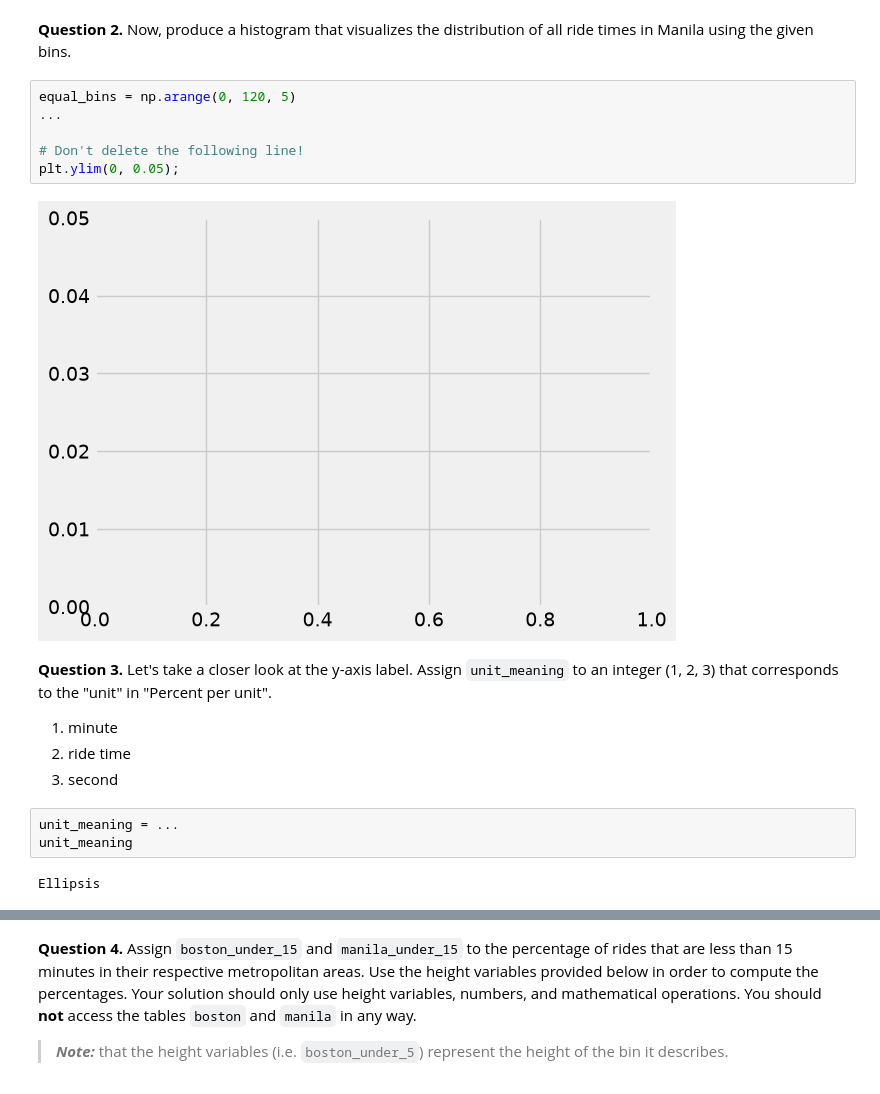
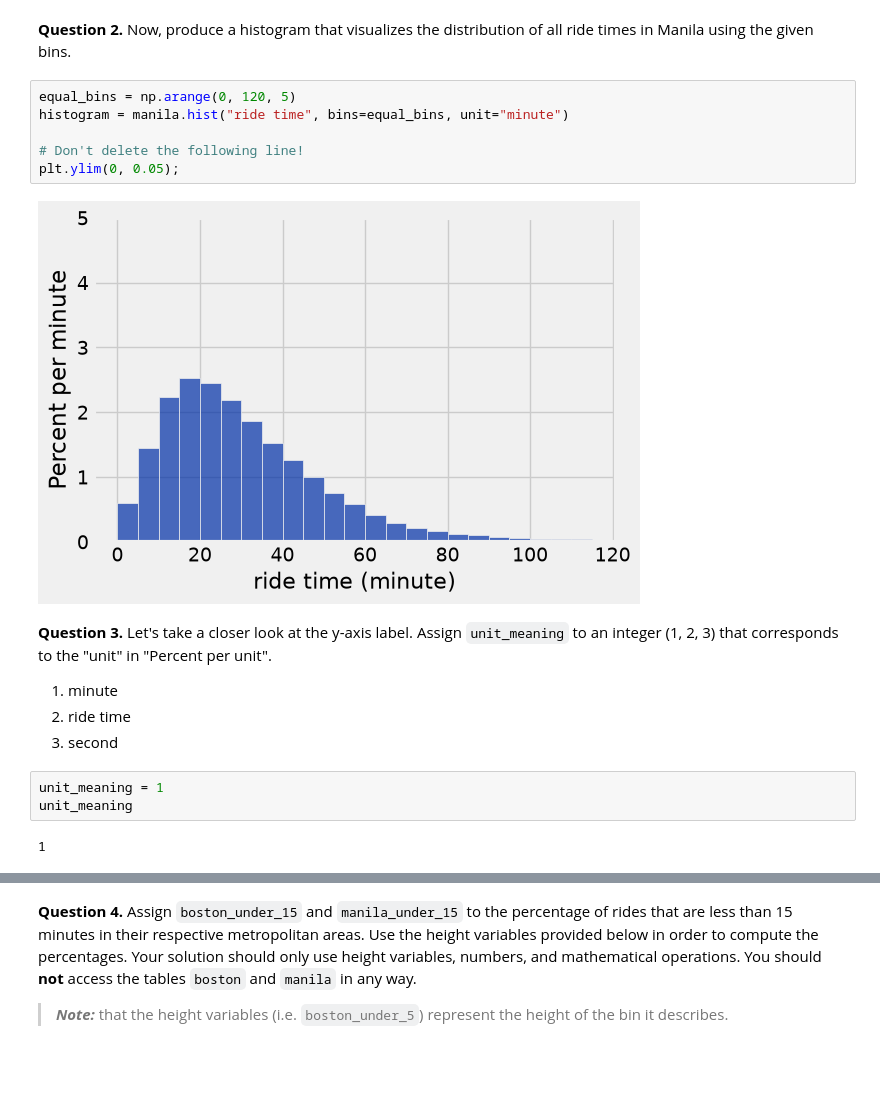
Before and after one commit to miracomstock/MCNewRepo, a Jupyter notebook: Homework 3 - Visualizations/hw03.ipynb, the cells around one changed output, grey strips where cells are left out. Cells and saved outputs as stored; diff of their text form; blank space fills up the shorter version.

```diff
--- a/Homework 3 - Visualizations/hw03.ipynb
+++ b/Homework 3 - Visualizations/hw03.ipynb
@@ -353,12 +353,12 @@ Ellipsis
 **Question 2.** Now, produce a histogram that visualizes the distribution of all ride times in Manila using the given bins.
 # %%
 equal_bins = np.arange(0, 120, 5)
-...
+histogram = manila.hist("ride time", bins=equal_bins, unit="minute")
 
 # Don't delete the following line!
 plt.ylim(0, 0.05);
 # %% [output]
-[figure, old version]
+[figure, new version]
 # %% [markdown]
 <!-- END QUESTION -->
 
@@ -368,10 +368,10 @@ plt.ylim(0, 0.05);
 2. ride time
 3. second
 # %%
-unit_meaning = ...
+unit_meaning = 1
 unit_meaning
 # %% [output]
-Ellipsis
+1
 # %%
 grader.check("q3_3")
 # %% [output]
```
Also changed, not shown: parts of 19 cells of this notebook, 2 other files.
